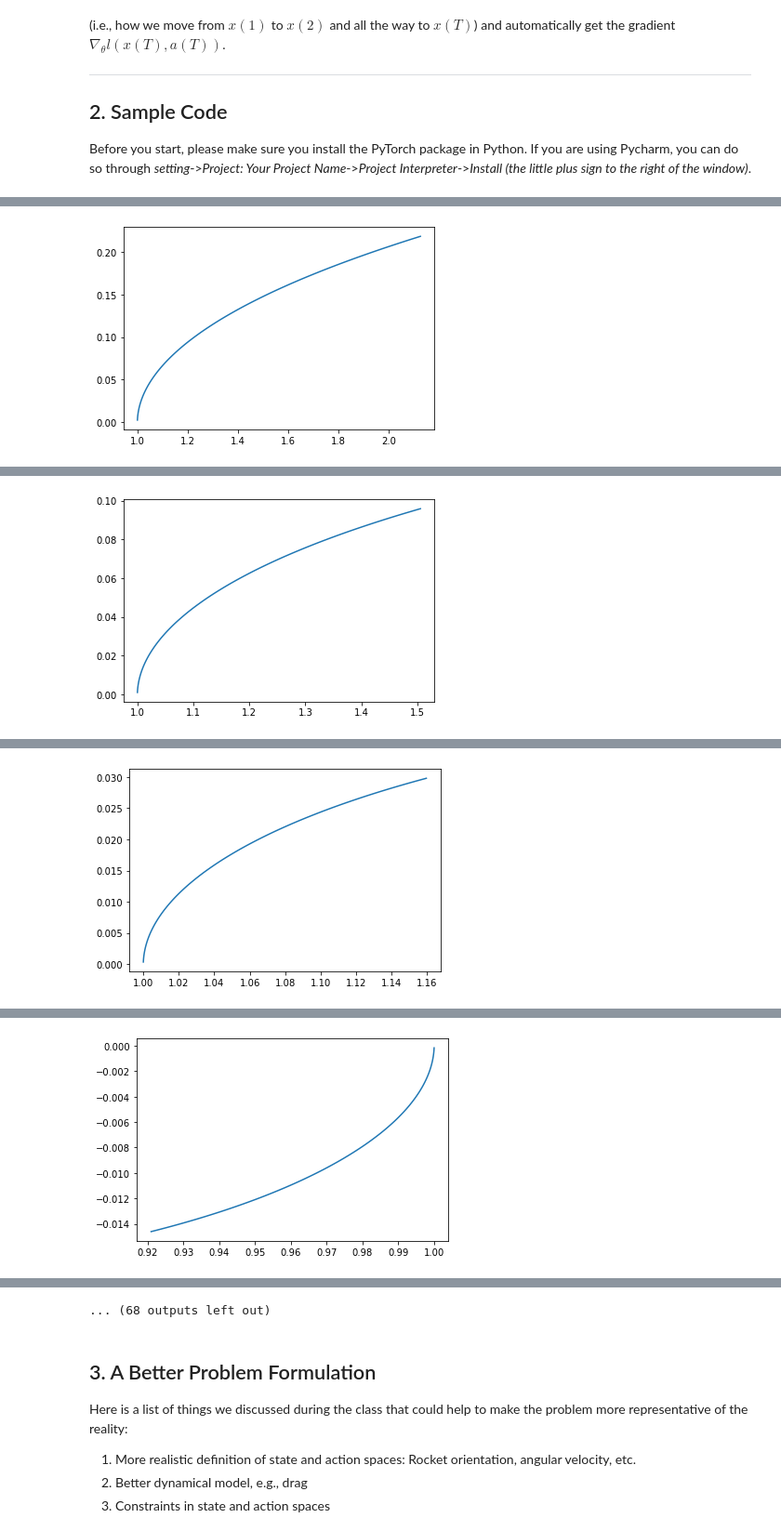
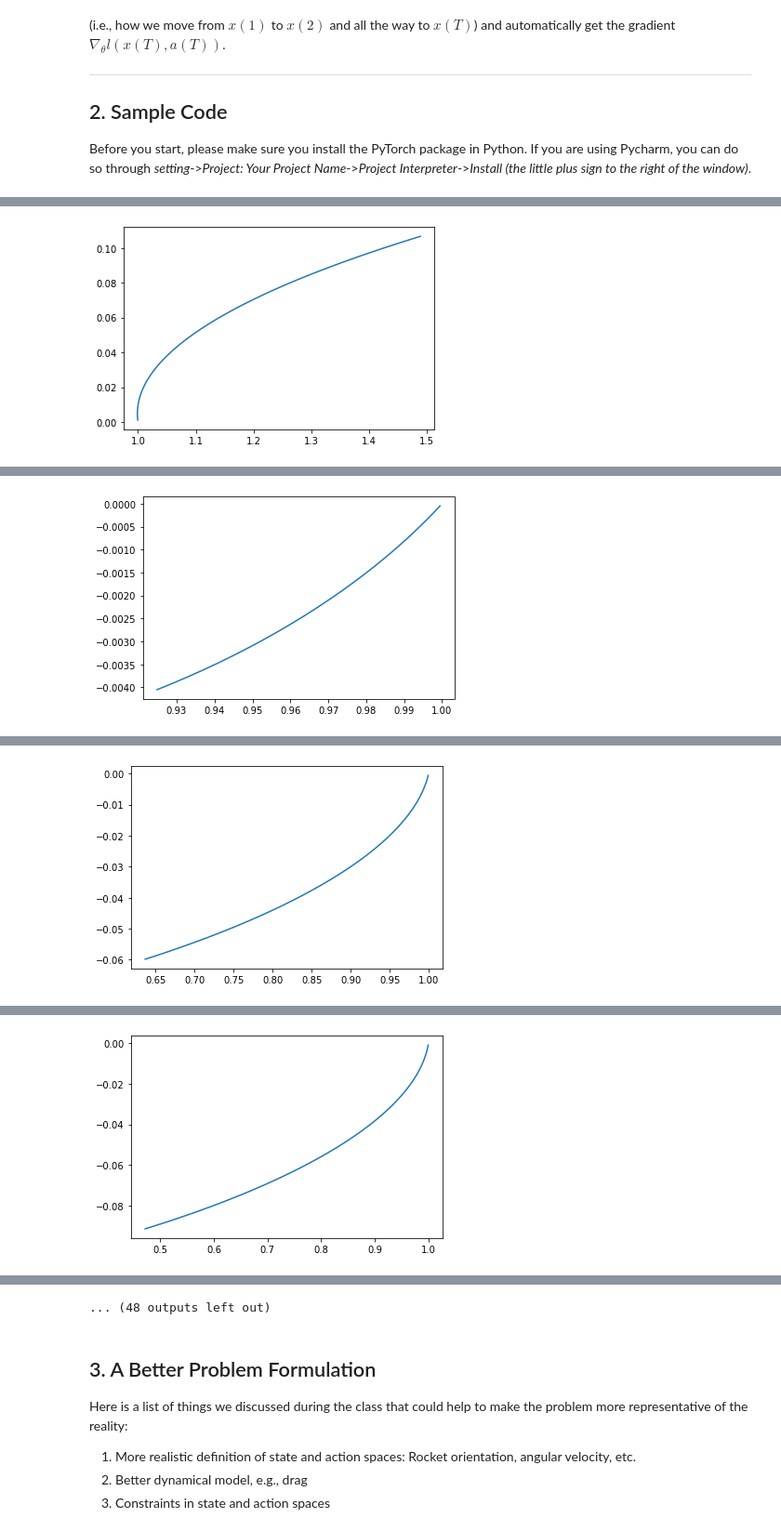
Before and after one commit to prashanth0prabhakaran/DesignOptimization2021Fall, a Jupyter notebook: Project/Project 1 gradient based algorithms and differentiable programming.ipynb, the cells around one changed output, grey strips where cells are left out. Shown: that part at 93% size. Saved outputs shown, nothing was run; the diff lists cells and outputs as text; code cells hidden in the pictures.

```diff
--- a/Project/Project 1 gradient based algorithms and differentiable programming.ipynb
+++ b/Project/Project 1 gradient based algorithms and differentiable programming.ipynb
@@ -58,7 +58,7 @@ import matplotlib.pyplot as plt
 
 logger = logging.getLogger(__name__)
 # %%
-# environment parameters
+# environment parameters          ## constants if Required
 
 FRAME_TIME = 0.1  # time interval
 GRAVITY_ACCEL = 0.12  # gravity constant
@@ -68,8 +68,13 @@ BOOST_ACCEL = 0.18  # thrust constant
 # PLATFORM_WIDTH = 0.25  # landing platform width
 # PLATFORM_HEIGHT = 0.06  # landing platform height
 # ROTATION_ACCEL = 20  # rotation constant
+
+## the below parameters used in this problem
+max_thrust= 15.2 # assuming maximum thrust as a constant value of 15.2 Kn
+payload_weight= 1720  # Weigth of rocket without fuel
+lift_off_mass=320000  # the total mass of rocket
 # %%
-# define system dynamics
+# define system dynamics     ## if variables are added or updated changes to be made here
 # Notes:
 # 0. You only need to modify the "forward" function
 # 1. All variables in "forward" need to be PyTorch tensors.
@@ -84,11 +89,6 @@ class Dynamics(nn.Module):
     @staticmethod
     def forward(state, action):
 
-        """
-        action: thrust or no thrust
-        state[0] = y
-        state[1] = y_dot
-        """
 
         # Apply gravity
         # Note: Here gravity is used to change velocity which is the second element of the state vector
@@ -101,8 +101,12 @@ class Dynamics(nn.Module):
         # Note: Same reason as above. Need a 2-by-1 tensor.
         delta_state = BOOST_ACCEL * FRAME_TIME * t.tensor([0., -1.]) * action
 
+        #vertical landing acc
+        vertical_acc = (max_thrust - payload_weight)/lift_off_mass
+        temp = vertical_acc*FRAME_TIME
+
         # Update velocity
-        state = state + delta_state + delta_state_gravity
+        state = state + delta_state + delta_state_gravity + temp
 
         # Update state
         # Note: Same as above. Use operators on matrices/tensors as much as possible. Do not use element-wise operators as they are considered inplace.
@@ -131,6 +135,9 @@ class Controller(nn.Module):
         self.network = nn.Sequential(
             nn.Linear(dim_input, dim_hidden),
             nn.Tanh(),
+            nn.Tanh(),
+            nn.Linear(dim_hidden, dim_hidden),
+            nn.Linear(dim_hidden, dim_hidden),
             nn.Linear(dim_hidden, dim_output),
             # You can add more layers here
             nn.Sigmoid()
@@ -220,5 +227,5 @@ d = Dynamics()  # define dynamics
 c = Controller(dim_input, dim_hidden, dim_output)  # define controller
 s = Simulation(c, d, T)  # define simulation
 o = Optimize(s)  # define optimizer
-o.train(40)  # solve the optimization problem
+o.train(30)  # solve the optimization problem
 # %% [output]
@@ -226 +233 @@ o.train(40)  # solve the optimization problem
-[figure, old version]
+[figure, new version]
@@ -228 +235 @@ o.train(40)  # solve the optimization problem
-[figure, old version]
+[figure, new version]
@@ -230 +237 @@ o.train(40)  # solve the optimization problem
-[figure, old version]
+[figure, new version]
@@ -232 +239 @@ o.train(40)  # solve the optimization problem
-[figure, old version]
+[figure, new version]
@@ -237,4 +244,4 @@ o.train(40)  # solve the optimization problem
-... (68 outputs left out)
+... (48 outputs left out)
 # %% [markdown]
 ## 3. A Better Problem Formulation
 
```
Also changed, not shown: parts of 2 cells of this notebook.
